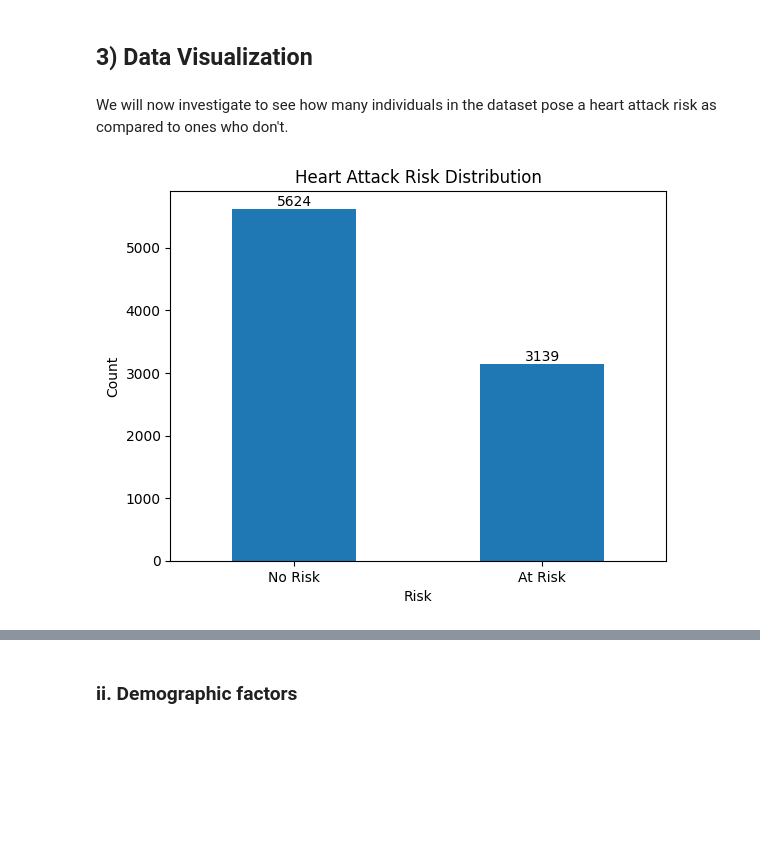
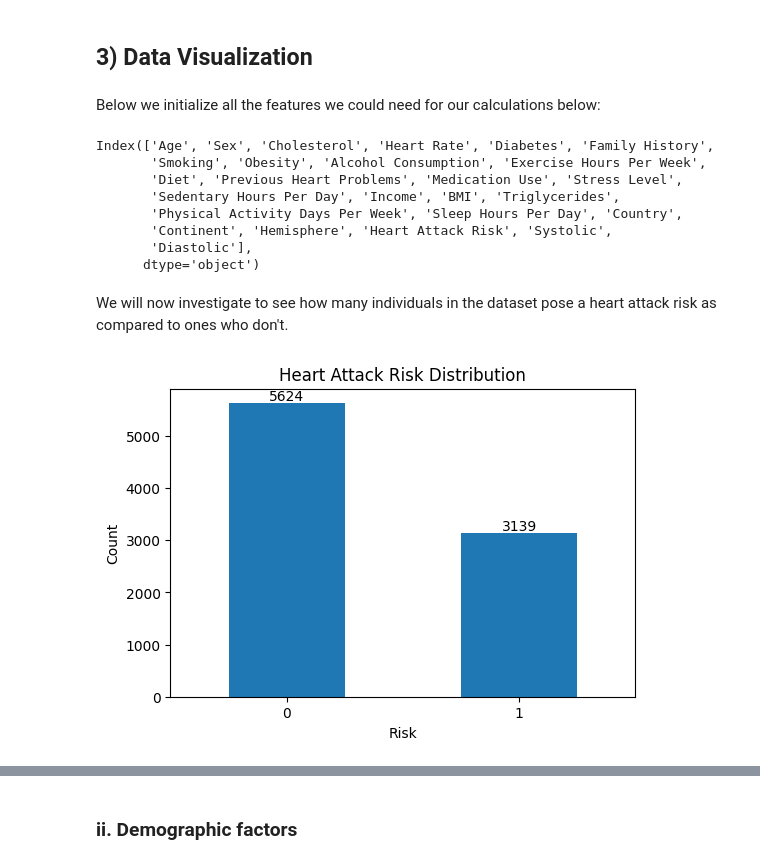
Before and after one commit to taimoorbinnasir/Heart-Attack-Risk-Prediction, a Jupyter notebook: sample.ipynb, the cells around one changed output, grey strips where cells are left out. Drawn from its saved outputs; the diff is of its cells as text; code cells hidden in the pictures; blank space fills up the shorter version.

Commit message:
Fixed graphs, have to finalize markdowns

```diff
--- a/sample.ipynb
+++ b/sample.ipynb
@@ -119,5 +122,9 @@ df.shape
 # %% [markdown]
 To make better use of the data, we will set the 'Patient ID' column as the primary key. However, we need to make sure that it meets the requirements of being made the primary key, i.e. it should hold only unique values.
 # %%
-df['Patient ID'].unique().shape[0] == df.shape[0]
+if(df['Patient ID'].unique().shape[0] == df.shape[0]):
+    df = df.set_index('Patient ID')
+    print('Patient ID set as primary key!')
+else:
+    print('Could not set Patient ID as primary key.')
 # %% [output]
@@ -139,21 +132,33 @@ df.head()
 # %% [markdown]
 From here onwards, for the purpose of readability, we will convert the dataset values from numeric to strings. This would provide a better information of the information we have regarding each feature.
 # %%
-df['Sex'] = df['Sex'].replace({'M': 'Male', 'F': 'Female'})
-df['Diabetes'] = df['Diabetes'].replace({1: 'Yes', 0: 'No'})
-df['Family History'] = df['Family History'].replace({1: 'Yes', 0: 'No'})
-df['Smoking'] = df['Smoking'].replace({1: 'Smoker', 0: 'Non-Smoker'})
-df['Obesity'] = df['Obesity'].replace({1: 'Obese', 0: 'Not Obese'})
-df['Alcohol Consumption'] = df['Alcohol Consumption'].replace({1: 'Consumes Alcohol', 0: 'Doesnt consume alcohol'})
-df['Previous Heart Problems'] = df['Previous Heart Problems'].replace({1: 'Yes', 0: 'No'})
-df['Medication Use'] = df['Medication Use'].replace({1: 'Yes', 0: 'No'})
-df['Heart Attack Risk'] = df['Heart Attack Risk'].replace({1: 'At Risk', 0: 'No Risk'})
+# df['Sex'] = df['Sex'].replace({'M': 'Male', 'F': 'Female'})
+# df['Diabetes'] = df['Diabetes'].replace({1: 'Yes', 0: 'No'})
+# df['Family History'] = df['Family History'].replace({1: 'Yes', 0: 'No'})
+# df['Smoking'] = df['Smoking'].replace({1: 'Smoker', 0: 'Non-Smoker'})
+# df['Obesity'] = df['Obesity'].replace({1: 'Obese', 0: 'Not Obese'})
+# df['Alcohol Consumption'] = df['Alcohol Consumption'].replace({1: 'Consumes Alcohol', 0: 'Doesnt consume alcohol'})
+# df['Previous Heart Problems'] = df['Previous Heart Problems'].replace({1: 'Yes', 0: 'No'})
+# df['Medication Use'] = df['Medication Use'].replace({1: 'Yes', 0: 'No'})
+# df['Heart Attack Risk'] = df['Heart Attack Risk'].replace({1: 'At Risk', 0: 'No Risk'})
 # %% [markdown]
 Next, we split "Blood Pressure" into two numeric columns, "Systolic" and "Diastolic"
 # %%
 bp_index = df.columns.get_loc("Blood Pressure")
 df[['Systolic', 'Diastolic']] = df['Blood Pressure'].str.split('/', expand=True).astype(int)
 df.drop(columns=['Blood Pressure'], inplace=True)
-df = pd.concat([df.iloc[:, :bp_index], df[['Systolic', 'Diastolic']], df.iloc[:, bp_index:]], axis=1)
 # %% [markdown]
 <h2>3) Data Visualization</h2>
+# %% [markdown]
+Below we initialize all the features we could need for our calculations below:
+# %%
+df.columns
+# %% [output]
+Index(['Age', 'Sex', 'Cholesterol', 'Heart Rate', 'Diabetes', 'Family History',
+       'Smoking', 'Obesity', 'Alcohol Consumption', 'Exercise Hours Per Week',
+       'Diet', 'Previous Heart Problems', 'Medication Use', 'Stress Level',
+       'Sedentary Hours Per Day', 'Income', 'BMI', 'Triglycerides',
+       'Physical Activity Days Per Week', 'Sleep Hours Per Day', 'Country',
+       'Continent', 'Hemisphere', 'Heart Attack Risk', 'Systolic',
+       'Diastolic'],
+      dtype='object')
@@ -160,15 +179,18 @@ df = pd.concat([df.iloc[:, :bp_index], df[['Systolic', 'Diastolic']], df.iloc[:,
 # %% [markdown]
 We will now investigate to see how many individuals in the dataset pose a heart attack risk as compared to ones who don't.
+# %%
+# To be used frequently in visualization
+def AddCountsToGraph(ax):
+    for p in ax.patches:
+        height = p.get_height()
+        ax.text(p.get_x() + p.get_width() / 2., height + 1, int(height), ha="center", va="bottom")
 # %%
-ax = df['Heart Attack Risk'].value_counts().plot(kind='bar')
+ax1 = df['Heart Attack Risk'].value_counts().plot(kind='bar', figsize=(6, 4))
 plt.title('Heart Attack Risk Distribution')
 plt.xlabel('Risk')
 plt.ylabel('Count')
 plt.xticks(rotation=0)
-# Add counts on top of bars
-for p in ax.patches:
-    height = p.get_height()
-    ax.text(p.get_x() + p.get_width() / 2., height + 1, int(height), ha="center", va="bottom")
+AddCountsToGraph(ax1)
 plt.show()
 # %% [output]
-[figure, old version]
+[figure, new version]
```
Also changed, not shown: parts of 42 cells of this notebook, 1 other file.
